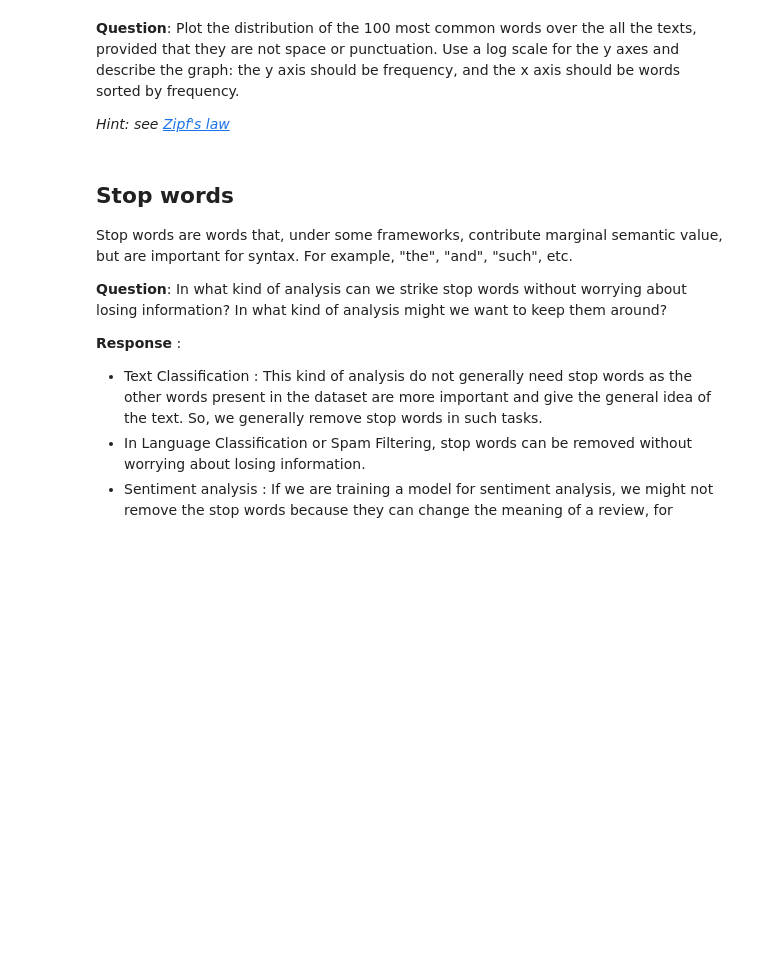
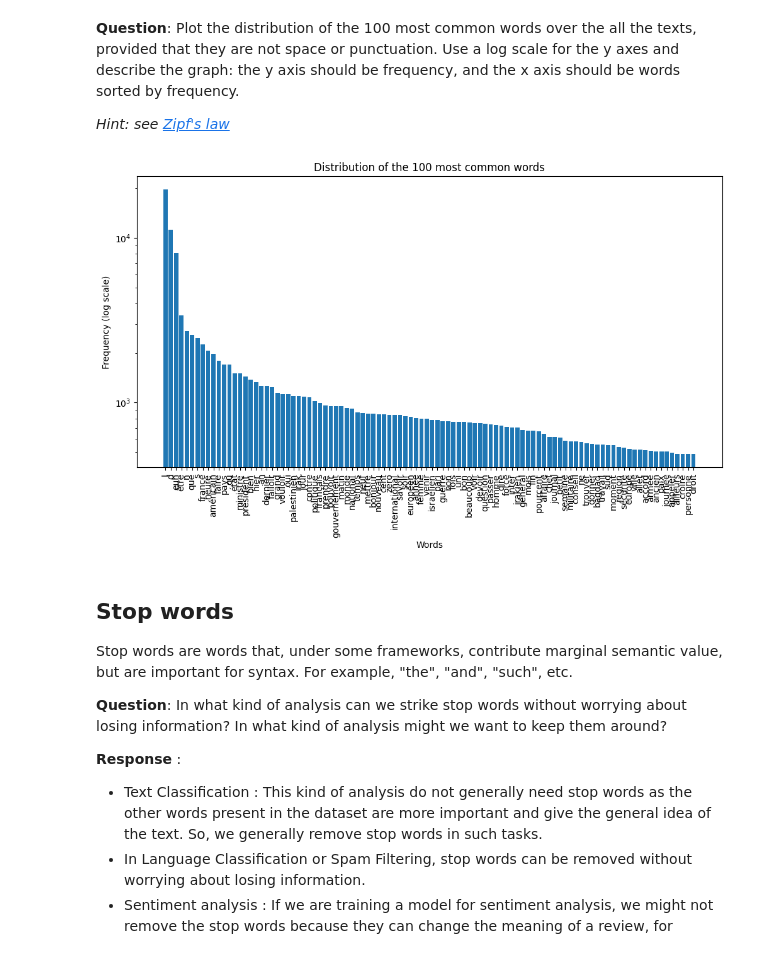
Before and after one commit to thibautlmr/tp_nlp, a Jupyter notebook: TP1/TP1-intro.ipynb, the cells around one changed output. Drawn from its saved outputs; the diff is of its cells as text; code cells hidden in the pictures; blank space fills up the shorter version.

```diff
--- a/TP1/TP1-intro.ipynb
+++ b/TP1/TP1-intro.ipynb
@@ -488,3 +486,34 @@ len(union_of_lemmas)
+# %%
+from collections import Counter
+
+# Combine all texts into a single string
+all_texts = ' '.join(df_radios['text_clean'])
+
+# Tokenize the text and count the frequency of each word
+words = all_texts.split()
+word_counts = Counter(words)
+
+# Filter out spaces and punctuation
+filtered_word_counts = {word: count for word, count in word_counts.items() if word.isalnum()}
+
+# Sort words by frequency in descending order
+sorted_word_counts = dict(sorted(filtered_word_counts.items(), key=lambda item: item[1], reverse=True))
+
+# Select the top 100 most common words
+top_100_words = list(sorted_word_counts.keys())[:100]
+top_100_counts = list(sorted_word_counts.values())[:100]
+
+# Plot the distribution on a log scale
+plt.figure(figsize=(12, 6))
+plt.bar(top_100_words, top_100_counts)
+plt.yscale('log')
+plt.xlabel('Words')
+plt.ylabel('Frequency (log scale)')
+plt.title('Distribution of the 100 most common words')
+plt.xticks(rotation=90)
+plt.show()
+# %% [output]
+[figure, added]
 # %% [markdown]
 ## Stop words
 
```
Also changed, not shown: parts of 1 cell of this notebook.
